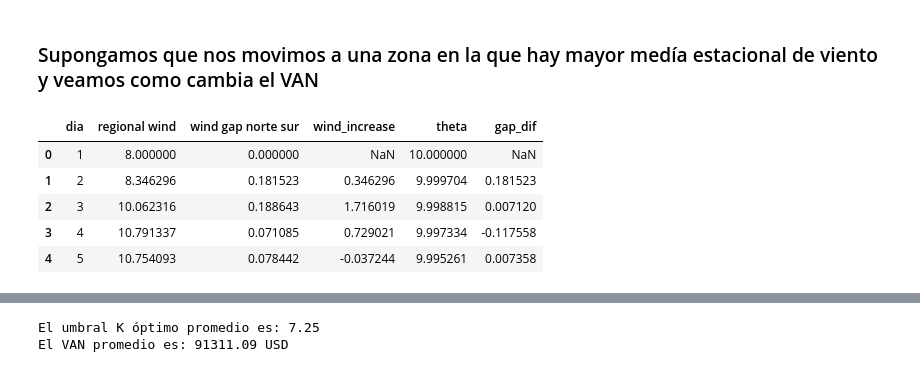
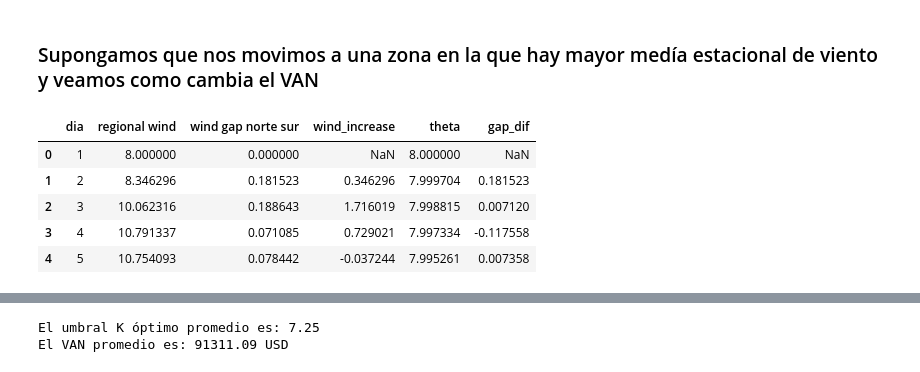
Before and after one commit to mrgimenezcosta/TP1_ACN, a Jupyter notebook: v2TP1ACN.ipynb, the cells around one changed output, grey strips where cells are left out. Saved outputs shown, nothing was run; the diff lists cells and outputs as text; code cells hidden in the pictures.

```diff
--- a/v2TP1ACN.ipynb
+++ b/v2TP1ACN.ipynb
@@ -920,15 +969,15 @@ El VAN promedio es: 146740.07 USD
 # %%
 # Definir la θ(t)
 def theta(i):
-    return 8 + 2 * math.cos(2*math.pi * (i-1)/365)
+    return 6 + 2 * math.cos(2*math.pi * (i-1)/365)
 
 # Calcular θ(t) para cada día
 data['theta'] = data['dia'].apply(theta)
 data.head()
 # %% [output]
 |  | dia | regional wind | wind gap norte sur | wind_increase | theta | gap_dif |
-| 0 | 1 | 8.000000 | 0.000000 | NaN | 10.000000 | NaN |
-| 1 | 2 | 8.346296 | 0.181523 | 0.346296 | 9.999704 | 0.181523 |
-| 2 | 3 | 10.062316 | 0.188643 | 1.716019 | 9.998815 | 0.007120 |
-| 3 | 4 | 10.791337 | 0.071085 | 0.729021 | 9.997334 | -0.117558 |
-| 4 | 5 | 10.754093 | 0.078442 | -0.037244 | 9.995261 | 0.007358 |
+| 0 | 1 | 8.000000 | 0.000000 | NaN | 8.000000 | NaN |
+| 1 | 2 | 8.346296 | 0.181523 | 0.346296 | 7.999704 | 0.181523 |
+| 2 | 3 | 10.062316 | 0.188643 | 1.716019 | 7.998815 | 0.007120 |
+| 3 | 4 | 10.791337 | 0.071085 | 0.729021 | 7.997334 | -0.117558 |
+| 4 | 5 | 10.754093 | 0.078442 | -0.037244 | 7.995261 | 0.007358 |
```
Also changed, not shown: parts of 22 cells of this notebook.
